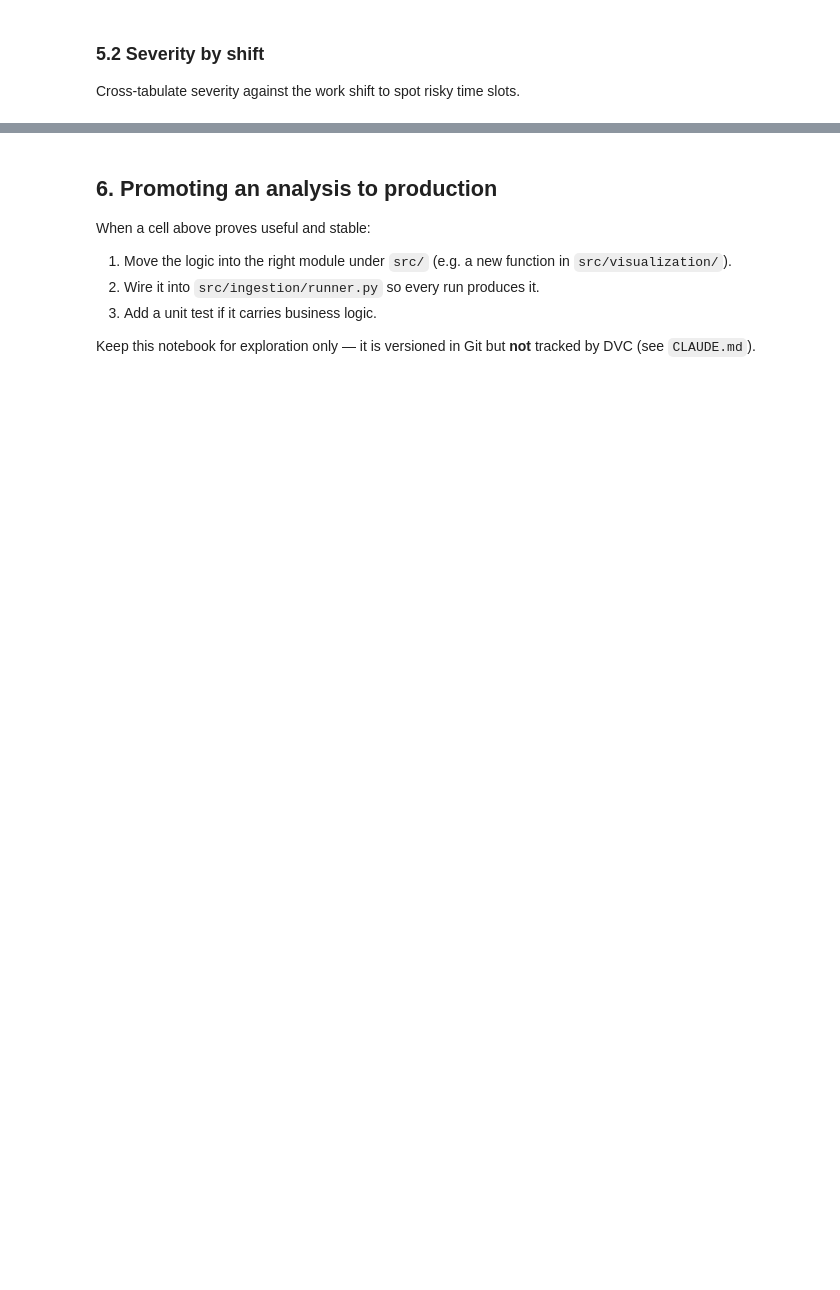
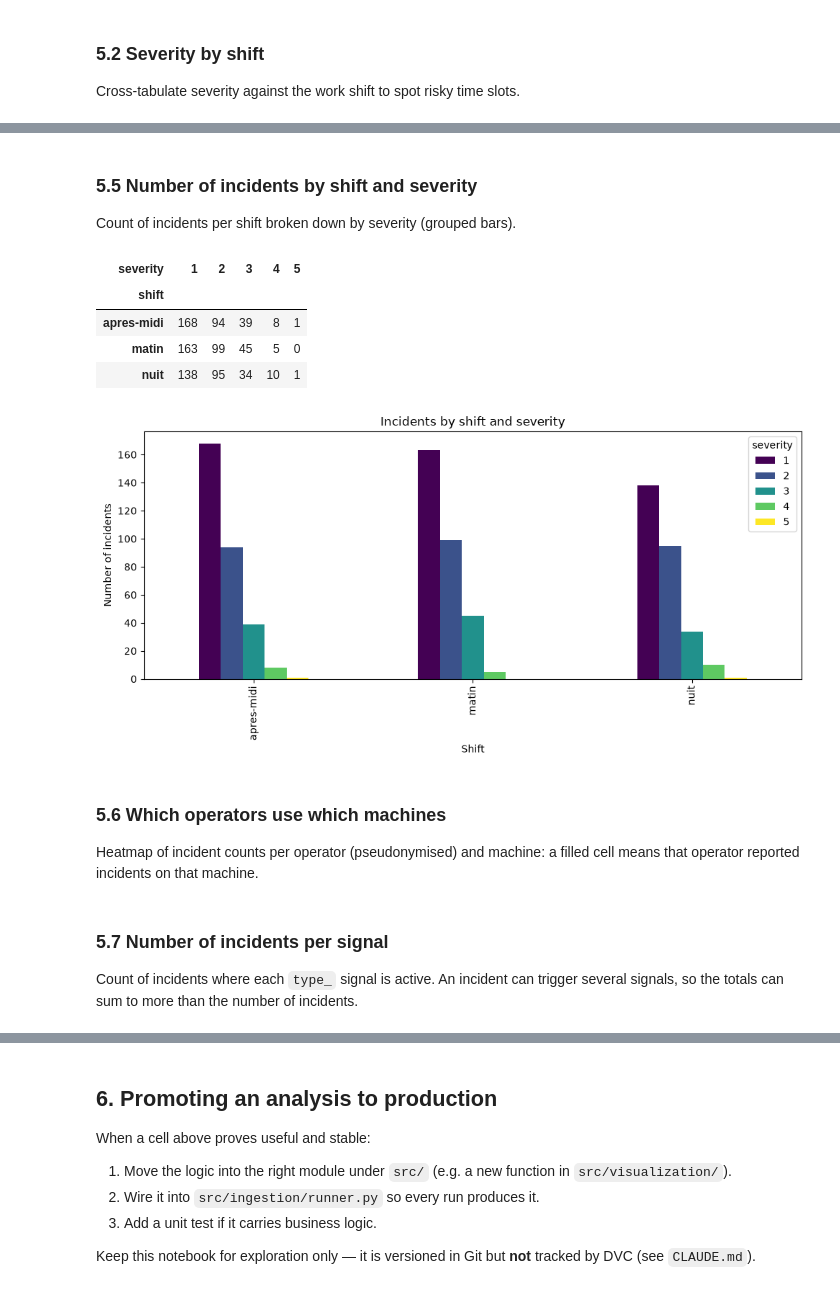
Before and after one commit to laurent-git-dev/predictive-maintenance, a Jupyter notebook: notebooks/01_exploration.ipynb, the cells around one changed output, grey strips where cells are left out. Cells and saved outputs as stored; diff of their text form; code cells hidden in the pictures; blank space fills up the shorter version.

```diff
--- a/notebooks/01_exploration.ipynb
+++ b/notebooks/01_exploration.ipynb
@@ -122,0 +266,27 @@ crosstab
+# %% [markdown]
+### 5.5 Number of incidents by shift and severity
+
+Count of incidents per shift broken down by severity (grouped bars).
+# %%
+ct_shift = pd.crosstab(df[config.SHIFT_COLUMN], df[config.SEVERITY_COLUMN])
+display(ct_shift)
+
+ax = ct_shift.plot.bar(figsize=(10, 5), colormap="viridis")
+ax.set_xlabel("Shift")
+ax.set_ylabel("Number of incidents")
+ax.set_title("Incidents by shift and severity")
+ax.legend(title="severity")
+plt.tight_layout()
+plt.show()
+# %% [output]
+| severity | 1 | 2 | 3 | 4 | 5 |
+| shift |  |  |  |  |  |
+| apres-midi | 168 | 94 | 39 | 8 | 1 |
+| matin | 163 | 99 | 45 | 5 | 0 |
+| nuit | 138 | 95 | 34 | 10 | 1 |
+[figure, added]
+# %% [markdown]
+### 5.6 Which operators use which machines
+
+Heatmap of incident counts per operator (pseudonymised) and machine: a
+filled cell means that operator reported incidents on that machine.
@@ -122,0 +316,6 @@ crosstab
+# %% [markdown]
+### 5.7 Number of incidents per signal
+
+Count of incidents where each `type_` signal is active. An incident can
+trigger several signals, so the totals can sum to more than the number of
+incidents.
```
Also changed, not shown: parts of 21 cells of this notebook, 8 other files.
